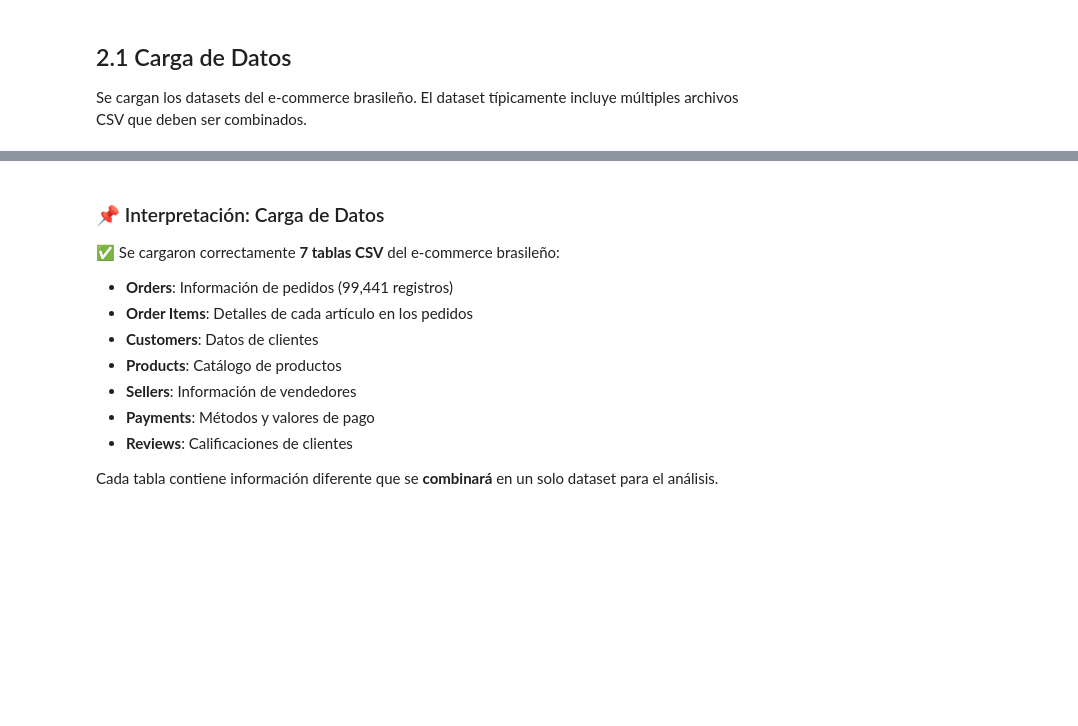
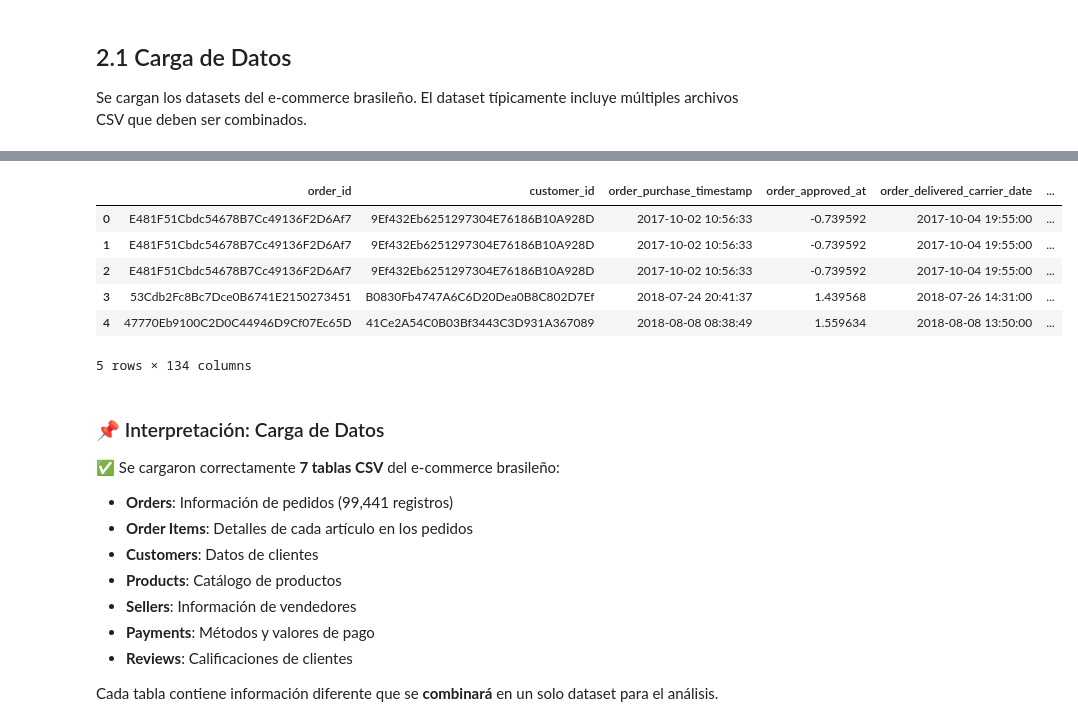
Before and after one commit to AntonioMcs/MLY0100-Parcial-1, a Jupyter notebook: notebooks/01_EDA_Preprocesamiento_Brazilian_Ecommerce.ipynb, the cells around one changed output, grey strips where cells are left out. Cells and saved outputs as stored; diff of their text form; code cells hidden in the pictures; blank space fills up the shorter version.

Commit message:
Actualizacion de datasets y traduccion, adaptacion de notebooks

```diff
--- a/notebooks/01_EDA_Preprocesamiento_Brazilian_Ecommerce.ipynb
+++ b/notebooks/01_EDA_Preprocesamiento_Brazilian_Ecommerce.ipynb
@@ -125,53 +178,33 @@ En esta fase se realiza un análisis exploratorio completo de los datos para com
 
 Se cargan los datasets del e-commerce brasileño. El dataset típicamente incluye múltiples archivos CSV que deben ser combinados.
 # %%
-# Cargar datasets principales automáticamente
-# Esta función detecta y carga todos los archivos CSV disponibles en data/01_raw/
-# NOTA: Los archivos están en mly0100parcial-kedro/data/01_raw/
+# Cargar el dataset procesado directamente
+print("=" * 80)
+print("CARGA DEL DATASET PROCESADO")
+print("=" * 80)
 
-print("=" * 60)
-print("CARGA AUTOMÁTICA DE DATASETS")
-print("=" * 60)
+try:
+    # Cargar dataset ya procesado (traducido al inglés y limpiado)
+    df = pd.read_csv('../data/03_processed/df_processed_final.csv')
 
-# Listar archivos disponibles
-# Ruta corregida: apunta a mly0100parcial-kedro/data/01_raw/
-available_files = list_available_datasets('../mly0100parcial-kedro/data/01_raw')
-print(f"\n📂 Archivos CSV encontrados: {len(available_files)}")
-if available_files:
-    for f in available_files:
-        print(f"  - {f}")
-else:
-    print("  ⚠ No se encontraron archivos CSV. Verifica que los archivos estén en mly0100parcial-kedro/data/01_raw/")
+    print("\n✅ Dataset procesado cargado exitosamente")
+    print(f"\n📊 Información del dataset:")
+    print(f"  - Dimensiones: {df.shape[0]:,} filas × {df.shape[1]} columnas")
+    print(f"  - Tamaño en memoria: {df.memory_usage(deep=True).sum() / 1024**2:.2f} MB")
+    print(f"  - Valores faltantes: {df.isnull().sum().sum()}")
+    print(f"  - Duplicados: {df.duplicated().sum():,}")
 
-# Cargar todos los datasets disponibles
-datasets = load_brazilian_ecommerce_datasets('../mly0100parcial-kedro/data/01_raw', verbose=True)
+    print(f"\n📝 Primeras columnas del dataset:")
+    print(f"  {', '.join(df.columns[:15].tolist())}{'...' if len(df.columns) > 15 else ''}")
 
-# Mostrar resumen de datasets cargados
-if datasets:
-    print("\n" + "=" * 60)
-    print("RESUMEN DE DATASETS CARGADOS")
-    print("=" * 60)
-    info_df = get_dataset_info(datasets)
-    print(info_df.to_string(index=False))
+    print(f"\n👀 Primeras filas:")
+    display(df.head())
 
-    # Guardar datasets individuales en variables para fácil acceso
-    if 'orders' in datasets:
-        orders_df = datasets['orders']
-    if 'order_items' in datasets:
-        order_items_df = datasets['order_items']
-    if 'customers' in datasets:
-        customers_df = datasets['customers']
-    if 'products' in datasets:
-        products_df = datasets['products']
-    if 'sellers' in datasets:
-        sellers_df = datasets['sellers']
-    if 'payments' in datasets:
-        payments_df = datasets['payments']
-    if 'reviews' in datasets:
-        reviews_df = datasets['reviews']
-else:
-    print("\n⚠ No se pudieron cargar los datasets. Verifica:")
-    print("  1. Que los archivos CSV estén en data/01_raw/")
-    print("  2. Que los archivos no estén corruptos")
-    print("  3. Que tengas permisos de lectura")
+except FileNotFoundError:
+    print("⚠ ERROR: El archivo 'df_processed_final.csv' no fue encontrado")
+    print("  Solución: Ejecuta 'python src/procesar_dataset_maestro.py' primero")
+    df = pd.DataFrame()
+except Exception as e:
+    print(f"⚠ ERROR al cargar el dataset: {e}")
+    df = pd.DataFrame()
 # %% [output]
@@ -195,3 +227,10 @@ category_translation      71         2                  0      0.010082
+|  | order_id | customer_id | order_purchase_timestamp | order_approved_at | order_delivered_carrier_date | ... |
+| 0 | E481F51Cbdc54678B7Cc49136F2D6Af7 | 9Ef432Eb6251297304E76186B10A928D | 2017-10-02 10:56:33 | -0.739592 | 2017-10-04 19:55:00 | ... |
+| 1 | E481F51Cbdc54678B7Cc49136F2D6Af7 | 9Ef432Eb6251297304E76186B10A928D | 2017-10-02 10:56:33 | -0.739592 | 2017-10-04 19:55:00 | ... |
+| 2 | E481F51Cbdc54678B7Cc49136F2D6Af7 | 9Ef432Eb6251297304E76186B10A928D | 2017-10-02 10:56:33 | -0.739592 | 2017-10-04 19:55:00 | ... |
+| 3 | 53Cdb2Fc8Bc7Dce0B6741E2150273451 | B0830Fb4747A6C6D20Dea0B8C802D7Ef | 2018-07-24 20:41:37 | 1.439568 | 2018-07-26 14:31:00 | ... |
+| 4 | 47770Eb9100C2D0C44946D9Cf07Ec65D | 41Ce2A54C0B03Bf3443C3D931A367089 | 2018-08-08 08:38:49 | 1.559634 | 2018-08-08 13:50:00 | ... |
+5 rows × 134 columns
 # %% [markdown]
 ### 📌 Interpretación: Carga de Datos
 
```
Also changed, not shown: parts of 18 cells of this notebook, 7 other files.
